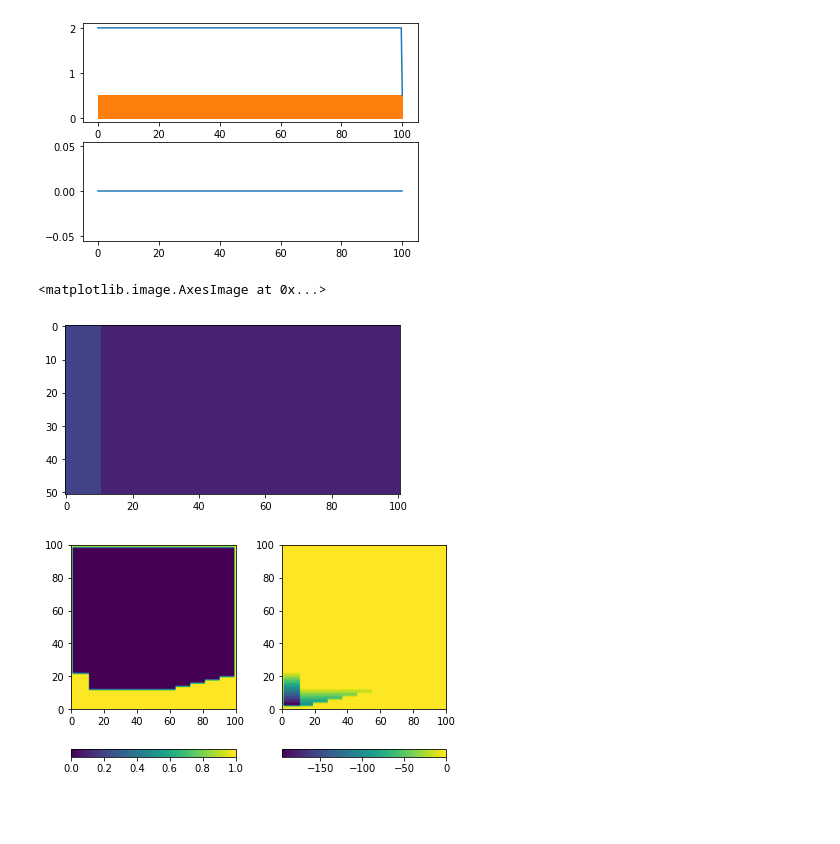
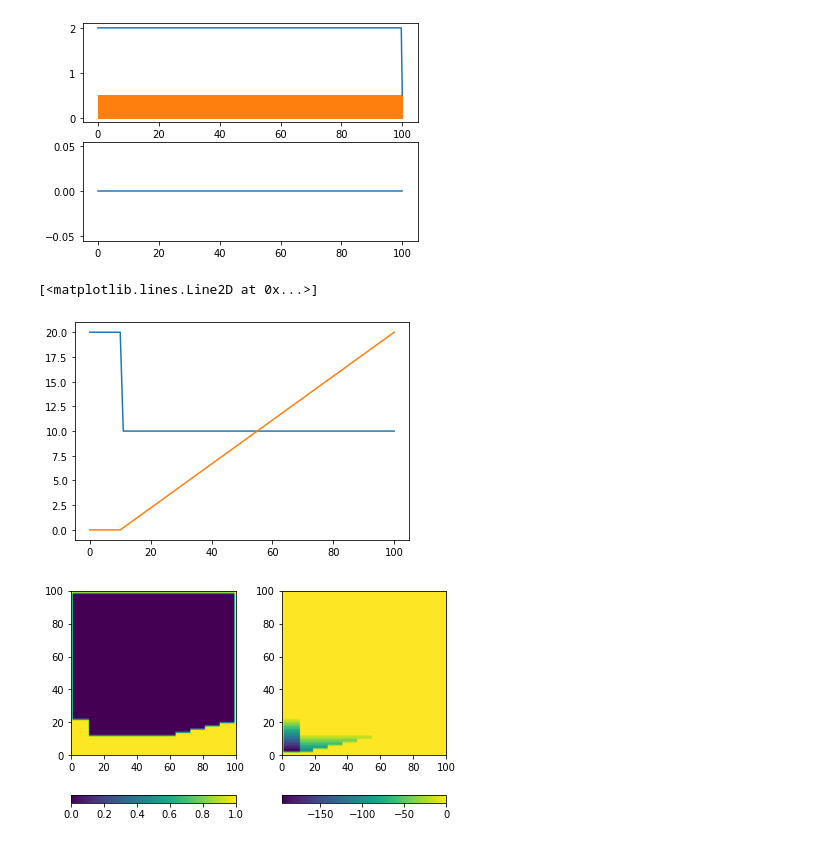
Before and after one commit to Gug-Young/Shallow_water_with_viscosity, a Jupyter notebook: 22.06.07 Navier stokes Hirt VOF method.ipynb, the cells around one changed output. Cells and saved outputs as stored; diff of their text form; code cells hidden in the pictures; blank space fills up the shorter version.

```diff
--- a/22.06.07 Navier stokes Hirt VOF method.ipynb
+++ b/22.06.07 Navier stokes Hirt VOF method.ipynb
@@ -52,16 +52,16 @@ fill_=axh.fill_between(x,z,z_,color ='tab:orange')
 [figure]
 # %%
 N_x = 99 # for Fx,and Px
-N_y = 49  # for Fy,and Py
+N_z = 49  # for Fz,and Pz
 
 U_x = N_x + 2
-U_y = N_y
+U_z = N_z
 
-V_x = N_x
-V_y = N_y + 2
+W_x = N_x
+W_z = N_z + 2
 
 L_x = 100
-L_y = 100
+L_z = 100
 
 # U = np.zeros((U_x,U_y+2)) # N_x+2, N_y    , N_x [0,last] =0,and if you N_y +2 for convinient, so -1, max+ 1 also 0 for BC
 # V = np.zeros((V_x+2,V_y)) # N_x  , N_y + 2, N_y [0,last] =0,and if you N_x +2 for convinient, so -1, max+ 1 also 0 for BC
@@ -71,28 +71,33 @@ L_y = 100
 # y = np.linspace(0,L_y,V_y,endpoint=True) # contain the boundary, make the all area
 # X,Y = np.meshgrid(x,y,indexing='ij')
 # %%
-U = np.zeros((U_x,U_y+2)) # N_x+2, N_y    , N_x [0,last] =0,and if you N_y +2 for convinient, so -1, max+ 1 also 0 for BC
-V = np.zeros((V_x+2,V_y)) # N_x  , N_y + 2, N_y [0,last] =0,and if you N_x +2 for convinient, so -1, max+ 1 also 0 for BC
+U = np.zeros((U_x,U_z+2)) # N_x+2, N_z    , N_x [0,last] =0,and if you N_z +2 for convinient, so -1, max+ 1 also 0 for BC
+W = np.zeros((W_x+2,W_z)) # N_x  , N_z + 2, N_z [0,last] =0,and if you N_x +2 for convinient, so -1, max+ 1 also 0 for BC
 
 
 x = np.linspace(0,L_x,U_x,endpoint=True) # contain the boundary, make the all area
-y = np.linspace(0,L_y,V_y,endpoint=True) # contain the boundary, make the all area
-X,Y = np.meshgrid(x,y,indexing='ij')
-dx, dy = L_x/(N_x+1), L_y/(N_y+1)
+z = np.linspace(0,L_z,W_z,endpoint=True) # contain the boundary, make the all area
+X,Z = np.meshgrid(x,z,indexing='ij')
+dx, dz = L_x/(N_x+1), L_z/(N_z+1)
 slope = lambda x,b,L: (x>=b)*(x-b)*(L/(L_x-b))
 B_X = slope(X,10,20)
 # plt.plot(x,slope(x,0,20))
 height = lambda x,b,h1,h2: (x<=b)*(h1) + (x>b)*(h2)
-H_x = height(X,10,20,10)
-BC = np.where(((X==0)|(X == L_x)|(Y==0)|(Y==L_y)|(Y<=B_X)))
-HC = np.where((Y<=H_x))
-HC_not = np.where(~(Y<=H_x))
+H_X = height(X,10,20,10)
+BC = np.where(((X==0)|(X == L_x)|(Z==0)|(Z==L_z)))
+FC = np.where(((X==0)|(X == L_x)|(Z==0)|(Z==L_z)|(Z<=H_X)|(Z<=B_X)))
+FC_not = np.where(~((X==0)|(X == L_x)|(Z==0)|(Z==L_z)|(Z<=H_X)|(Z<=B_X)))
+TC = np.where(((X==0)|(X == L_x)|(Z==0)|(Z==L_z)|(Z<=B_X))) # Topology condition
+
+HC = np.where((Z<=H_x)&(Z>=B_X))
 
 # plt.imshow(x, height(x,10,10,20))
-plt.imshow(H_x.T,vmin=0, vmax= 100)
+# plt.imshow(H_x.T,vmin=0, vmax= 100)
+plt.plot(x,height(x,10,20,10))
+plt.plot(x,slope(x,10,20))
 # %% [output]
-<matplotlib.image.AxesImage at 0x...>
+[<matplotlib.lines.Line2D at 0x...>]
-[figure, old version]
+[figure, new version]
 # %%
 # set pressure by height
 
```
Also changed, not shown: parts of 6 cells of this notebook.
